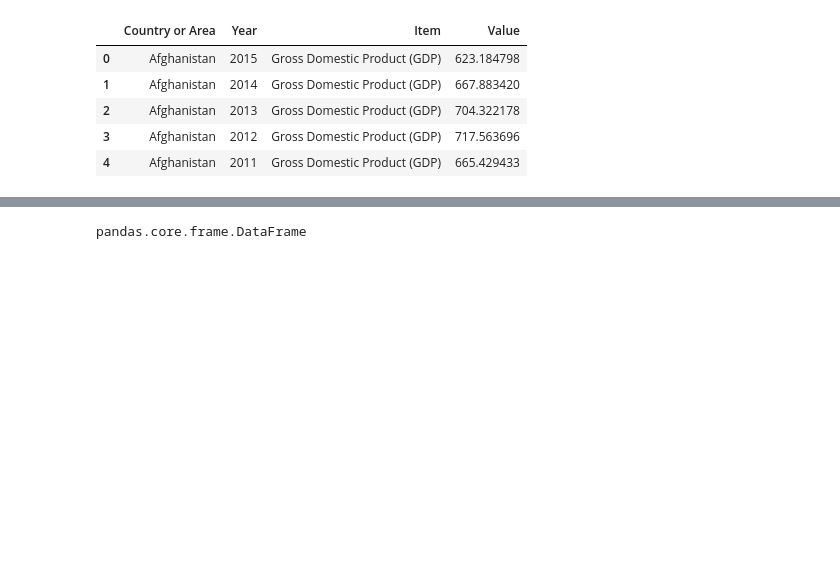
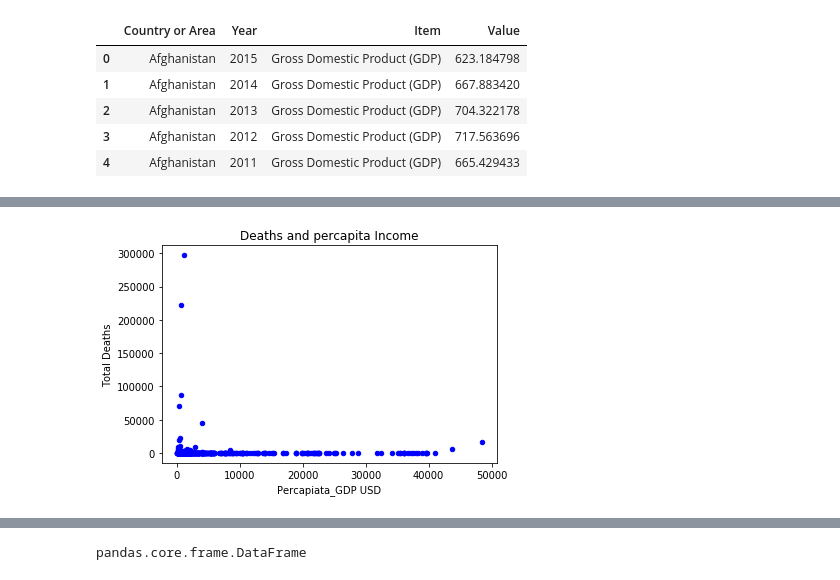
Before and after one commit to smitamisra/StrikingRobo_Earthquakes, a Jupyter notebook: DG_DQ3.ipynb, the cells around one changed output, grey strips where cells are left out. Cells and saved outputs as stored; diff of their text form; code cells hidden in the pictures; blank space fills up the shorter version.

```diff
--- a/DG_DQ3.ipynb
+++ b/DG_DQ3.ipynb
@@ -405,0 +291,2 @@ d_types
+# %%
+earthquake_df['frequecny_eq']=frequency
@@ -416,0 +360,4 @@ percapita.head()
+# %%
+percapita.drop(['Item'], axis=1, inplace=True)
+# %%
+percapita.columns=['country','Year','Percapiata_GDP USD']
@@ -427,0 +466,2 @@ pop.head()
+# %%
+earthquakes=pd.merge(earthquake_df, percapita ,how='inner',on=('country','Year'))
@@ -427,0 +509,6 @@ pop.head()
+# %%
+earthquakes.plot.scatter('Percapiata_GDP USD', 'Total Deaths', c='blue')
+plt.title('Deaths and percapita Income')
+plt.show()
+# %% [output]
+[figure, added]
```
Also changed, not shown: parts of 82 cells of this notebook, 9 other files.
